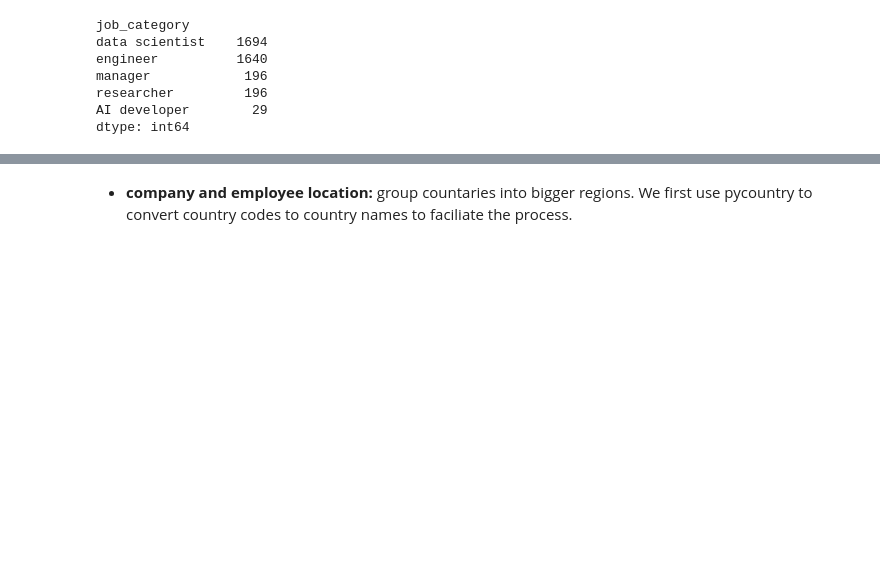
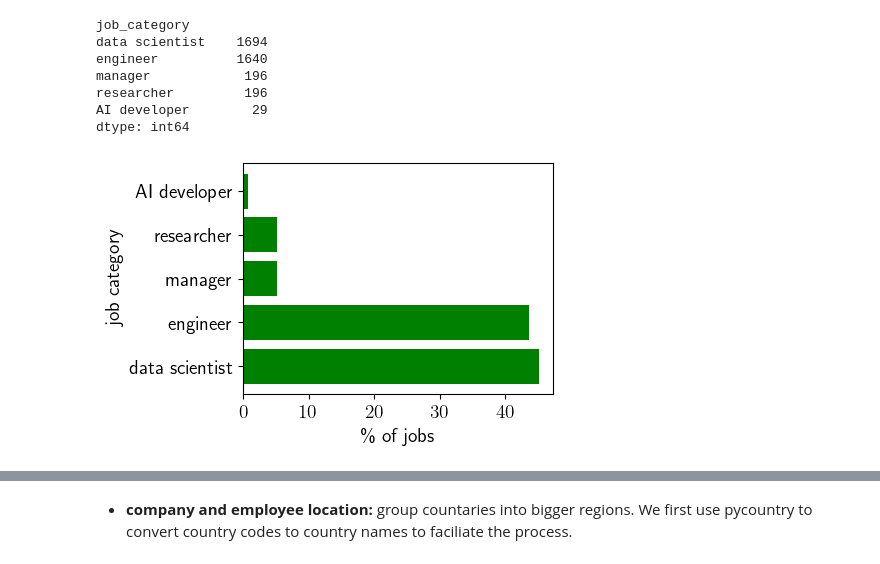
Before and after one commit to rfjd/Machine-Learning, a Jupyter notebook: kaggle/Data-Science-Salaries-2023/ds_salaries.ipynb, the cells around one changed output, grey strips where cells are left out. Cells and saved outputs as stored; diff of their text form; code cells hidden in the pictures; blank space fills up the shorter version.

Commit message:
included graphical analyses for the salary distribution by job category and country.

```diff
--- a/kaggle/Data-Science-Salaries-2023/ds_salaries.ipynb
+++ b/kaggle/Data-Science-Salaries-2023/ds_salaries.ipynb
@@ -213,3 +213,12 @@ manager            196
 researcher         196
 AI developer        29
 dtype: int64
+# %%
+job_category_counts = data.value_counts('job_category',normalize=True)*100
+plt.figure(figsize=(4,3))
+plt.barh(job_category_counts.index,job_category_counts.values,color='green')
+plt.xlabel('\% of jobs')
+plt.ylabel('job category')
+plt.show()
+# %% [output]
+[figure, added]
```
Also changed, not shown: parts of 2 cells of this notebook.
